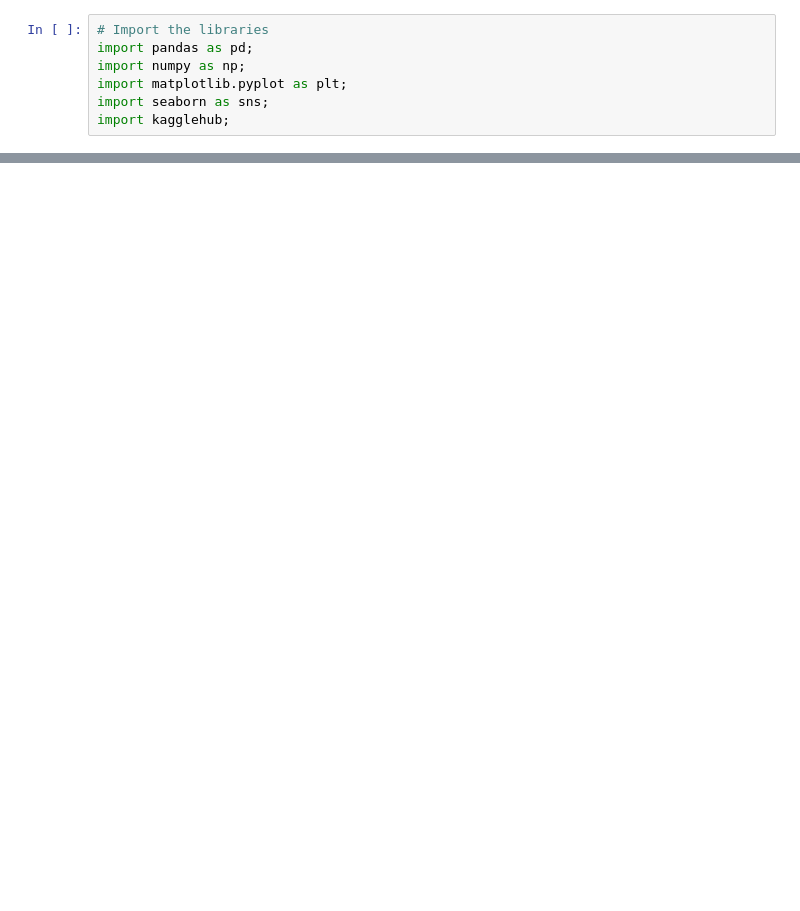
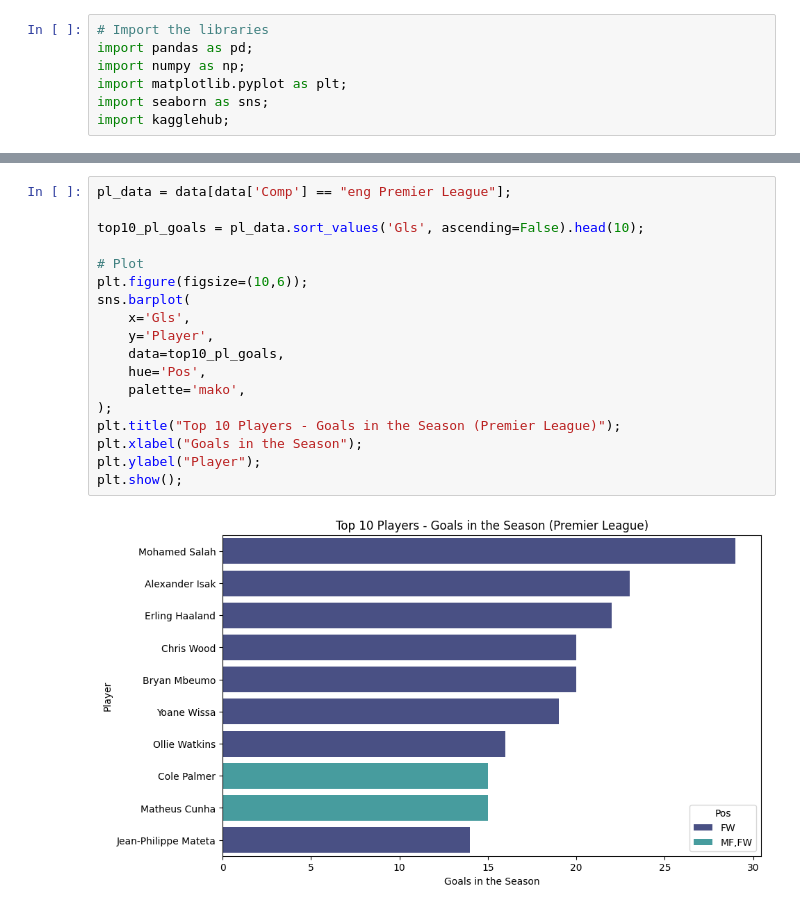
Before and after one commit to RCK04/football-players-stats-24-25-season, a Jupyter notebook: football_players_stats_24_25_season.ipynb, the cells around one changed output, grey strips where cells are left out. Drawn from its saved outputs; the diff is of its cells as text; blank space fills up the shorter version.

Commit message:
feat: add top10 goals premier league players

```diff
--- a/football_players_stats_24_25_season.ipynb
+++ b/football_players_stats_24_25_season.ipynb
@@ -31,0 +48,20 @@ Using Colab cache for faster access to the 'football-players-stats-2024-2025' da
+# %%
+pl_data = data[data['Comp'] == "eng Premier League"];
+
+top10_pl_goals = pl_data.sort_values('Gls', ascending=False).head(10);
+
+# Plot
+plt.figure(figsize=(10,6));
+sns.barplot(
+    x='Gls',
+    y='Player',
+    data=top10_pl_goals,
+    hue='Pos',
+    palette='mako',
+);
+plt.title("Top 10 Players - Goals in the Season (Premier League)");
+plt.xlabel("Goals in the Season");
+plt.ylabel("Player");
+plt.show();
+# %% [output]
+[figure, added]
```
Also changed, not shown: parts of 4 cells of this notebook.
